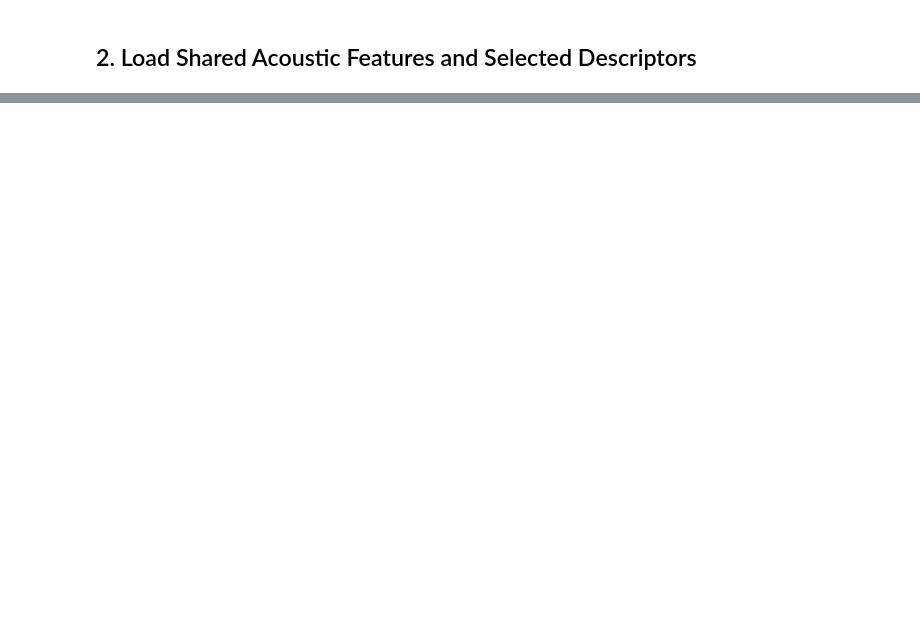
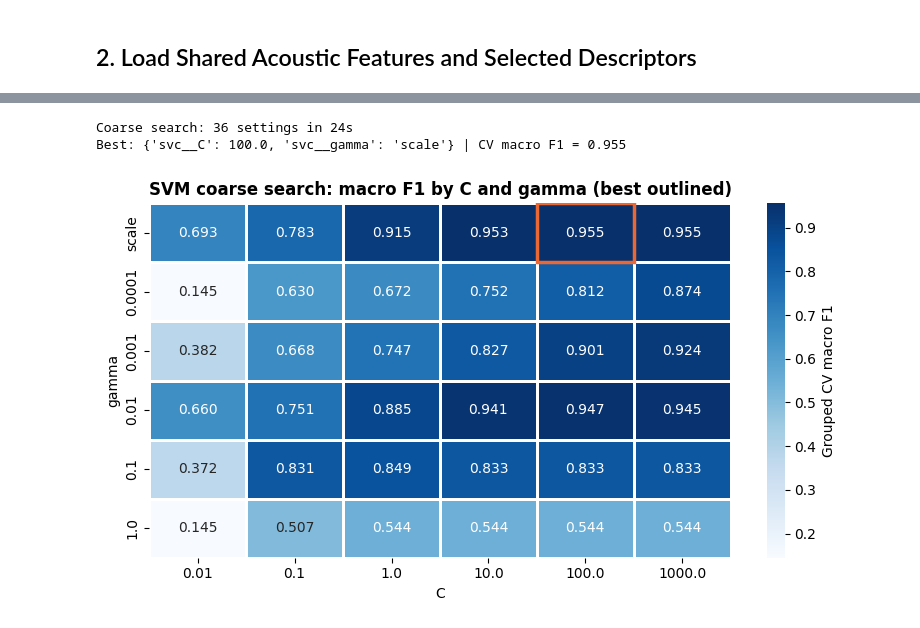
Before and after one commit to TheVantaDev/ML_CP, a Jupyter notebook: 02_person2_svm_and_naive_bayes/svm_rbf.ipynb, the cells around one changed output, grey strips where cells are left out. Cells and saved outputs as stored; diff of their text form; code cells hidden in the pictures; blank space fills up the shorter version.

```diff
--- a/02_person2_svm_and_naive_bayes/svm_rbf.ipynb
+++ b/02_person2_svm_and_naive_bayes/svm_rbf.ipynb
@@ -232,0 +141,8 @@ print(f"Saved model artifacts for {ALGO_NAME} in models/!")
+# %%
+cv = StratifiedGroupKFold(n_splits=5, shuffle=True, random_state=RANDOM_SEED)
+
+for fold, (tr, va) in enumerate(cv.split(X_train_raw, y_train, groups_train), start=1):
+    assert not set(groups_train[tr]) & set(groups_train[va]), "Clip leaked across folds!"
+    print(f"Fold {fold}: train={len(tr)} val={len(va)} "
+          f"val per class={np.bincount(y_train[va], minlength=num_classes)}")
+print("No clip appears on both sides of any fold.")
@@ -232,0 +175,10 @@ print(f"Saved model artifacts for {ALGO_NAME} in models/!")
+# %%
+dummy = DummyClassifier(strategy="most_frequent")
+
+dummy_cv = cross_val_score(dummy, X_train, y_train, groups=groups_train,
+                           cv=cv, scoring="f1_macro")
+print(f"Dummy grouped CV macro F1: {dummy_cv.mean():.3f}")
+
+dummy.fit(X_train, y_train)
+print("Dummy on validation:")
+print(pd.Series(evaluate(dummy, X_val, y_val)).round(3))
@@ -232,0 +237,54 @@ print(f"Saved model artifacts for {ALGO_NAME} in models/!")
+# %%
+C_GRID = [0.01, 0.1, 1.0, 10.0, 100.0, 1000.0]
+GAMMA_GRID = ["scale", 0.0001, 0.001, 0.01, 0.1, 1.0]
+# On standardized data, gamma="scale" is about 1 / number of features
+SCALE_GAMMA = 1 / len(feature_cols)
+
+
+def run_search(c_values, gamma_values):
+    search = GridSearchCV(make_svm(), {"svc__C": list(c_values), "svc__gamma": list(gamma_values)},
+                          scoring="f1_macro", cv=cv, n_jobs=-1, return_train_score=True)
+    search.fit(X_train_raw, y_train, groups=groups_train)
+    return search
+
+
+def results_table(search):
+    r = pd.DataFrame(search.cv_results_)
+    return pd.DataFrame({
+        "C": r["param_svc__C"].astype(float),
+        "gamma_label": r["param_svc__gamma"].astype(str),
+        "gamma": r["param_svc__gamma"].map(lambda g: SCALE_GAMMA if g == "scale" else float(g)),
+        "cv_macro_f1": r["mean_test_score"].astype(float),
+        "cv_se": r["std_test_score"].astype(float) / np.sqrt(cv.get_n_splits()),
+        "train_macro_f1": r["mean_train_score"].astype(float),
+    })
+
+
+t0 = time.time()
+coarse = run_search(C_GRID, GAMMA_GRID)
+coarse_table = results_table(coarse)
+print(f"Coarse search: {len(coarse_table)} settings in {time.time() - t0:.0f}s")
+print(f"Best: {coarse.best_params_} | CV macro F1 = {coarse.best_score_:.3f}")
+
+best_c = coarse.best_params_["svc__C"]
+best_g = coarse.best_params_["svc__gamma"]
+if best_c in (C_GRID[0], C_GRID[-1]) or best_g in (GAMMA_GRID[1], GAMMA_GRID[-1]):
+    print("WARNING: the best value is on the edge of the grid, so the grid may need widening.")
+
+heat = coarse_table.pivot(index="gamma_label", columns="C", values="cv_macro_f1")
+heat = heat.reindex([str(g) for g in GAMMA_GRID])
+fig, ax = plt.subplots(figsize=(8, 4.5))
+sns.heatmap(heat, annot=True, fmt=".3f", cmap="Blues", linewidths=1, linecolor="white",
+            cbar_kws={"label": "Grouped CV macro F1"}, ax=ax)
+ax.add_patch(plt.Rectangle((list(heat.columns).index(float(best_c)), list(heat.index).index(str(best_g))),
+                           1, 1, fill=False, edgecolor="#eb6834", linewidth=2.5))
+ax.set_title("SVM coarse search: macro F1 by C and gamma (best outlined)", loc="left", fontweight="bold")
+ax.set_xlabel("C")
+ax.set_ylabel("gamma")
+fig.tight_layout()
+fig.savefig("plots/svm_c_gamma_heatmap.png", dpi=200, bbox_inches="tight")
+plt.show()
+# %% [output]
+Coarse search: 36 settings in 24s
+Best: {'svc__C': 100.0, 'svc__gamma': 'scale'} | CV macro F1 = 0.955
+[figure, added]
```
Also changed, not shown: parts of 48 cells of this notebook, 37 other files.
